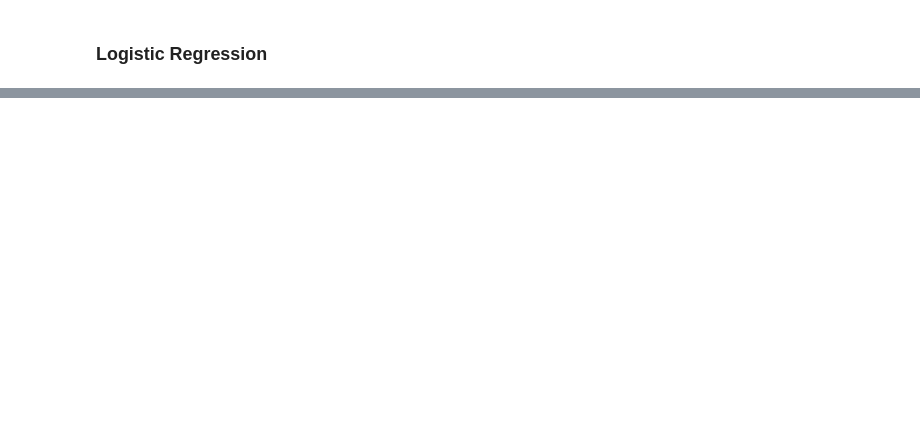
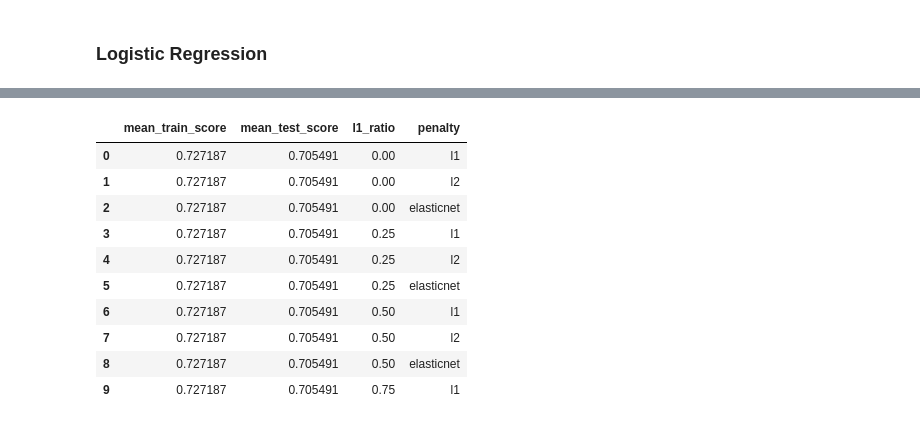
Before and after one commit to kevintunney/ISyE7406-GroupProject, a Jupyter notebook: data/notebook.ipynb, the cells around one changed output, grey strips where cells are left out. Cells and saved outputs as stored; diff of their text form; code cells hidden in the pictures; blank space fills up the shorter version.

```diff
--- a/data/notebook.ipynb
+++ b/data/notebook.ipynb
@@ -127,0 +141,5 @@ show_model_output(grid_search_output= grid_search_lr, num_to_show=10)
+# %%
+xgb = XGBClassifier(learning_rate=0.02, n_estimators=600, objective='binary:logistic',
+                    silent=True, nthread=1)
+# %%
+grid_search_xgb = grid_search_wrapper(_model = xgb, refit_score='fb_score', param_grid=param_grid)
@@ -127,0 +163,14 @@ show_model_output(grid_search_output= grid_search_lr, num_to_show=10)
+# %%
+show_model_output(grid_search_output= grid_search_xgb, num_to_show=10)
+# %% [output]
+|  | mean_train_score | mean_test_score | l1_ratio | penalty |
+| 0 | 0.727187 | 0.705491 | 0.00 | l1 |
+| 1 | 0.727187 | 0.705491 | 0.00 | l2 |
+| 2 | 0.727187 | 0.705491 | 0.00 | elasticnet |
+| 3 | 0.727187 | 0.705491 | 0.25 | l1 |
+| 4 | 0.727187 | 0.705491 | 0.25 | l2 |
+| 5 | 0.727187 | 0.705491 | 0.25 | elasticnet |
+| 6 | 0.727187 | 0.705491 | 0.50 | l1 |
+| 7 | 0.727187 | 0.705491 | 0.50 | l2 |
+| 8 | 0.727187 | 0.705491 | 0.50 | elasticnet |
+| 9 | 0.727187 | 0.705491 | 0.75 | l1 |
```
Also changed, not shown: parts of 15 cells of this notebook.
